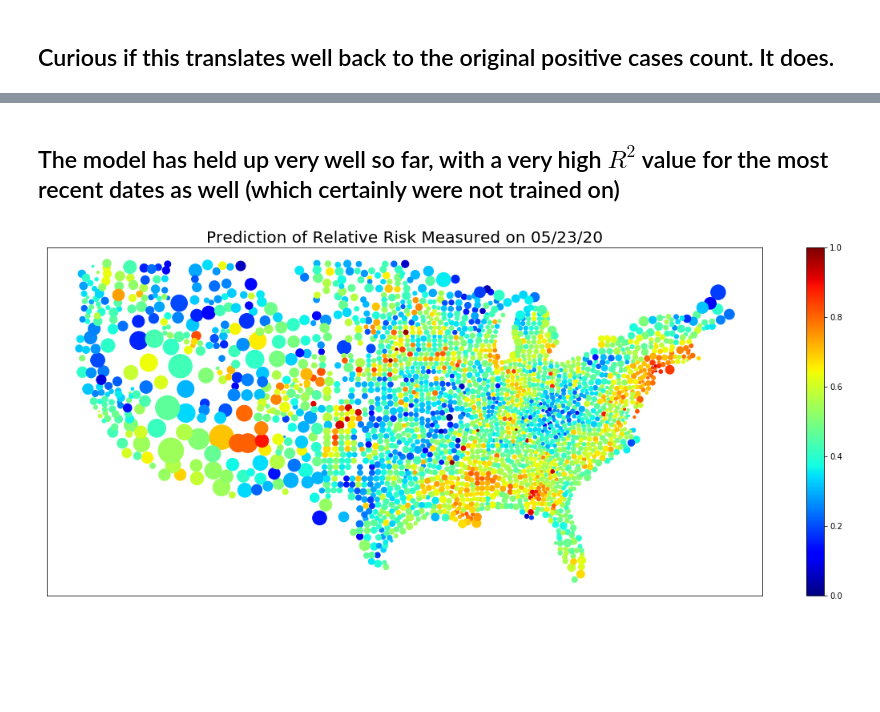
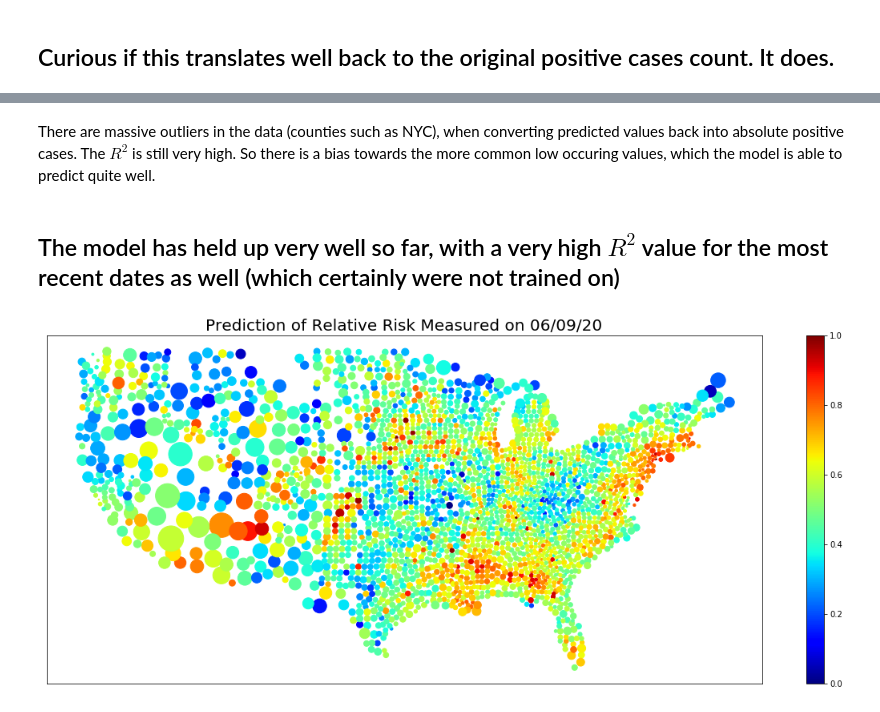
Before and after one commit to petersim1/COVID-19_Project, a Jupyter notebook: Evaluation.ipynb, the cells around one changed output, grey strips where cells are left out. Cells and saved outputs as stored; diff of their text form; code cells hidden in the pictures; blank space fills up the shorter version.

```diff
--- a/Evaluation.ipynb
+++ b/Evaluation.ipynb
@@ -315,26 +313,29 @@ plt.show()
+# %% [markdown]
+There are massive outliers in the data (counties such as NYC), when converting predicted values back into absolute positive cases. The $R^2$ is still very high. So there is a bias towards the more common low occuring values, which the model is able to predict quite well.
 # %% [markdown]
 ## The model has held up very well so far, with a very high $R^2$ value for the most recent dates as well (which certainly were not trained on)
 # %%
 col_plot = 'predictions'
-date_predict = '05/23/20'
+date_predict = '06/09/20'
+#date_predict = '05/23/20'
 
 xlim = [-130,-60]
 ylim = [23,50]
 
 to_plot = DF[(DF['Date'] == date_predict) & (DF['Long_']>xlim[0]) & (DF['Long_'] < xlim[1]) &
                   (DF['Lat']>ylim[0]) & (DF['Lat'] < ylim[1])]
 
 
 plt.figure(figsize=(20,8))
 plt.scatter(to_plot['Long_'],
             to_plot['Lat'],
             c=(to_plot[col_plot] - min(to_plot[col_plot]))/(max(to_plot[col_plot]) - min(to_plot[col_plot])),
             s=to_plot['Area (sqmi)']/20,
             cmap=plt.get_cmap('jet'))
 plt.colorbar()
 plt.xticks([])
 plt.yticks([])
 plt.title('Prediction of Relative Risk Measured on {}'.format(date_predict),fontsize=20)
 plt.show()
 # %% [output]
-[figure, old version]
+[figure, new version]
```
Also changed, not shown: parts of 11 cells of this notebook, 23 other files.
